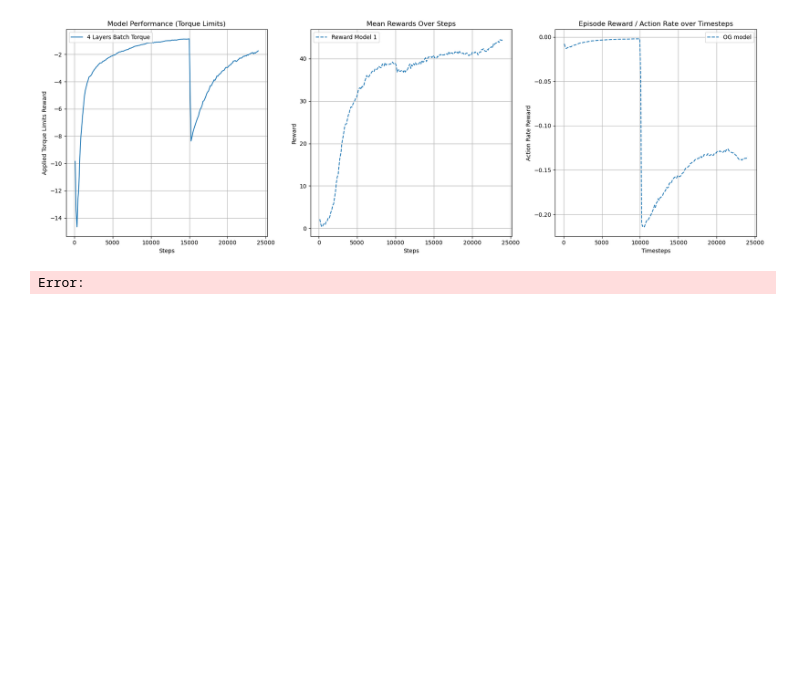
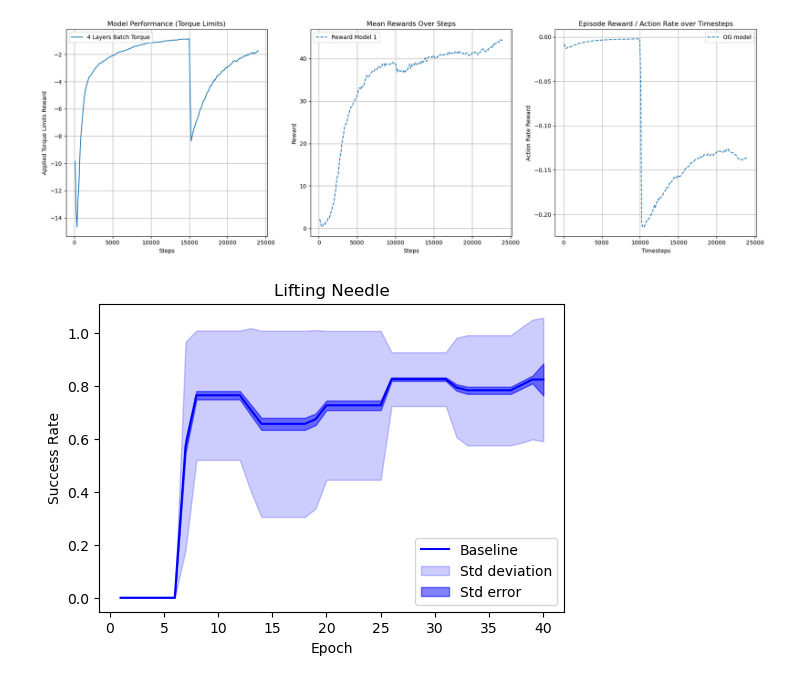
Before and after one commit to marcali/orbit-surgical-marcali, a Jupyter notebook: tables.ipynb, the cells around one changed output. Saved outputs shown, nothing was run; the diff lists cells and outputs as text; code cells hidden in the pictures; blank space fills up the shorter version.

Commit message:
adding graphs

```diff
--- a/tables.ipynb
+++ b/tables.ipynb
@@ -306,7 +306,7 @@ import pandas as pd
 import matplotlib.pyplot as plt
 
 # Load the CSV file
-file_path = 'data/inference/Log_with_Epochs.csv'  # Change this to your file path
+file_path = 'data/inference/performance_log_og.csv'  # Change this to your file path
 df = pd.read_csv(file_path)
 
 # Ensure 'Success rate' contains only numeric values
@@ -319,31 +319,31 @@ df_clean = df.dropna(subset=['Success rate'])
 grouped_clean = df_clean.groupby('Epoch')['Success rate'].agg(['mean', 'std'])
 grouped_clean['stderr'] = grouped_clean['std'] / np.sqrt(df_clean['Epoch'].value_counts().sort_index())
 
 # Prepare values for plotting
 epochs = grouped_clean.index.to_numpy()
 mean = np.nan_to_num(grouped_clean['mean'])
 std = np.nan_to_num(grouped_clean['std'])
 stderr = np.nan_to_num(grouped_clean['stderr'])
 
 # Plot the graph
 plt.figure(figsize=(6, 4))
 
 # Plot the baseline mean line
 plt.plot(epochs, mean, label='Baseline', color='blue')
 
 # Fill between for std (light shaded area)
 plt.fill_between(epochs, mean - std, mean + std, color='blue', alpha=0.2, label='Std deviation')
 
 # Fill between for standard error (dark shaded area)
 plt.fill_between(epochs, mean - stderr, mean + stderr, color='blue', alpha=0.5, label='Std error')
 
 # Adding labels, title, and legend
 plt.xlabel('Epoch')
 plt.ylabel('Success Rate')
 plt.title('Lifting Needle')
 plt.legend(loc='best')
 
 # Show the plot
 plt.show()
 # %% [output]
-Error:
+[figure, added]
```
Also changed, not shown: 2 other files.
